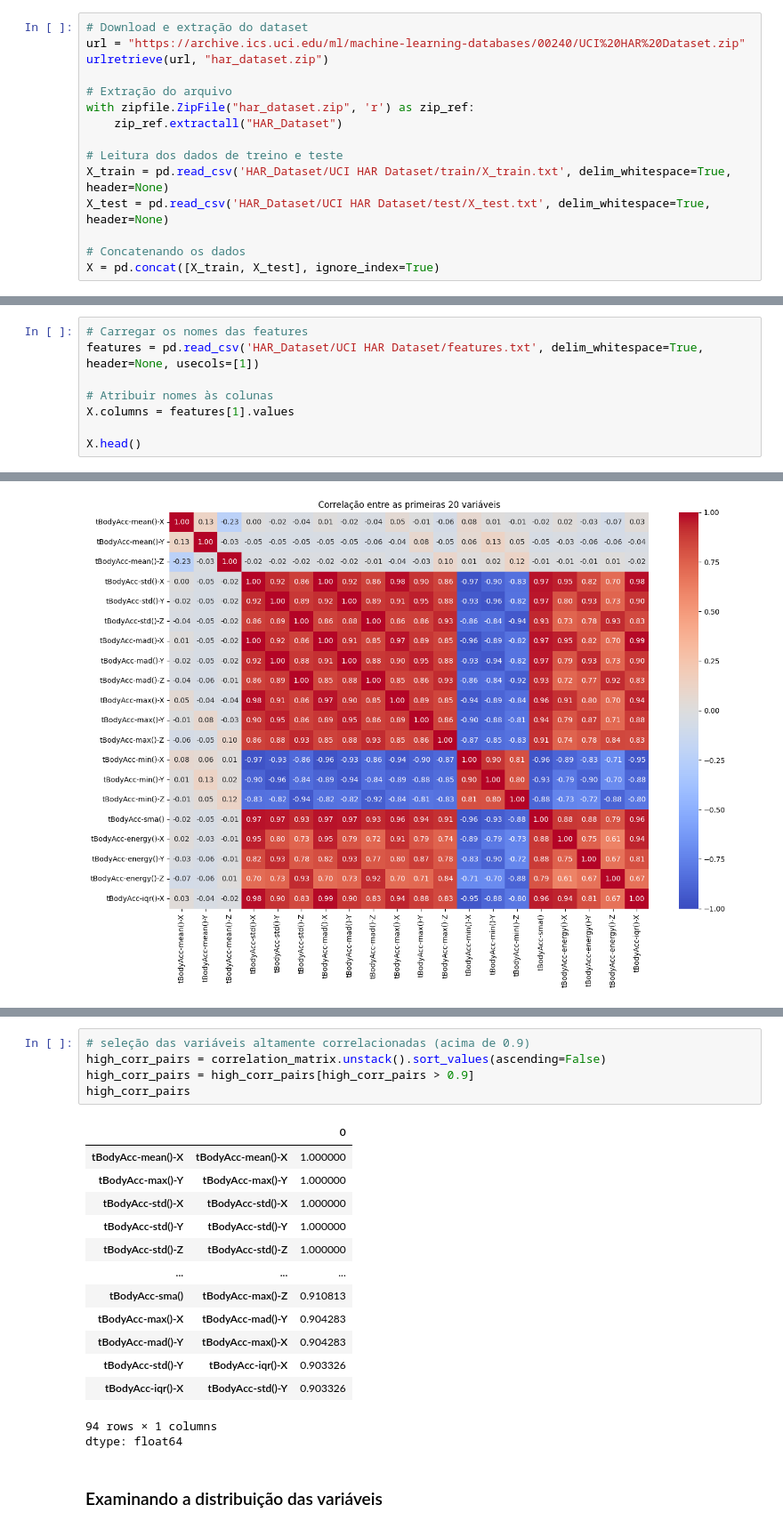
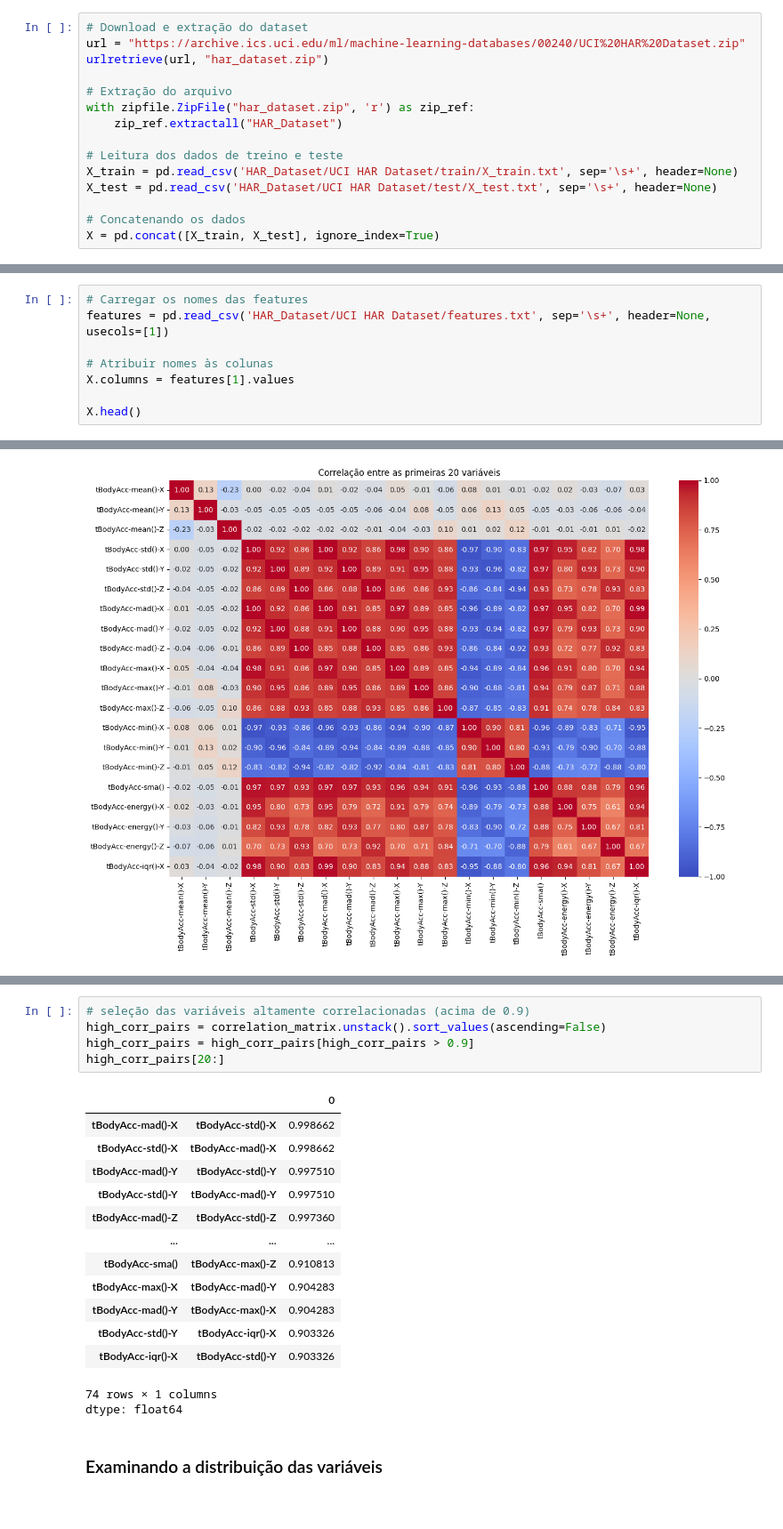
Before and after one commit to aureliodeboa/Restic-K-means, a Jupyter notebook: Atividade2Restic.ipynb, the cells around one changed output, grey strips where cells are left out. Shown at 89% size. Cells and saved outputs as stored; diff of their text form.

```diff
--- a/Atividade2Restic.ipynb
+++ b/Atividade2Restic.ipynb
@@ -28,8 +28,8 @@ with zipfile.ZipFile("har_dataset.zip", 'r') as zip_ref:
     zip_ref.extractall("HAR_Dataset")
 
 # Leitura dos dados de treino e teste
-X_train = pd.read_csv('HAR_Dataset/UCI HAR Dataset/train/X_train.txt', delim_whitespace=True, header=None)
-X_test = pd.read_csv('HAR_Dataset/UCI HAR Dataset/test/X_test.txt', delim_whitespace=True, header=None)
+X_train = pd.read_csv('HAR_Dataset/UCI HAR Dataset/train/X_train.txt', sep='\s+', header=None)
+X_test = pd.read_csv('HAR_Dataset/UCI HAR Dataset/test/X_test.txt', sep='\s+', header=None)
 
 # Concatenando os dados
 X = pd.concat([X_train, X_test], ignore_index=True)
@@ -45,7 +45,7 @@ X.head()
 5 rows × 561 columns
 # %%
 # Carregar os nomes das features
-features = pd.read_csv('HAR_Dataset/UCI HAR Dataset/features.txt', delim_whitespace=True, header=None, usecols=[1])
+features = pd.read_csv('HAR_Dataset/UCI HAR Dataset/features.txt', sep='\s+', header=None, usecols=[1])
 
 # Atribuir nomes às colunas
 X.columns = features[1].values
@@ -131,22 +112,22 @@ correlation_df
 # %%
 # seleção das variáveis altamente correlacionadas (acima de 0.9)
 high_corr_pairs = correlation_matrix.unstack().sort_values(ascending=False)
 high_corr_pairs = high_corr_pairs[high_corr_pairs > 0.9]
-high_corr_pairs
+high_corr_pairs[20:]
 # %% [output]
 |  |  | 0 |
-| tBodyAcc-mean()-X | tBodyAcc-mean()-X | 1.000000 |
-| tBodyAcc-max()-Y | tBodyAcc-max()-Y | 1.000000 |
-| tBodyAcc-std()-X | tBodyAcc-std()-X | 1.000000 |
-| tBodyAcc-std()-Y | tBodyAcc-std()-Y | 1.000000 |
-| tBodyAcc-std()-Z | tBodyAcc-std()-Z | 1.000000 |
+| tBodyAcc-mad()-X | tBodyAcc-std()-X | 0.998662 |
+| tBodyAcc-std()-X | tBodyAcc-mad()-X | 0.998662 |
+| tBodyAcc-mad()-Y | tBodyAcc-std()-Y | 0.997510 |
+| tBodyAcc-std()-Y | tBodyAcc-mad()-Y | 0.997510 |
+| tBodyAcc-mad()-Z | tBodyAcc-std()-Z | 0.997360 |
 | ... | ... | ... |
 | tBodyAcc-sma() | tBodyAcc-max()-Z | 0.910813 |
 | tBodyAcc-max()-X | tBodyAcc-mad()-Y | 0.904283 |
 | tBodyAcc-mad()-Y | tBodyAcc-max()-X | 0.904283 |
 | tBodyAcc-std()-Y | tBodyAcc-iqr()-X | 0.903326 |
 | tBodyAcc-iqr()-X | tBodyAcc-std()-Y | 0.903326 |
-94 rows × 1 columns
+74 rows × 1 columns
 dtype: float64
 # %% [markdown]
 ### Examinando a distribuição das variáveis
```
Also changed, not shown: parts of 45 cells of this notebook.
